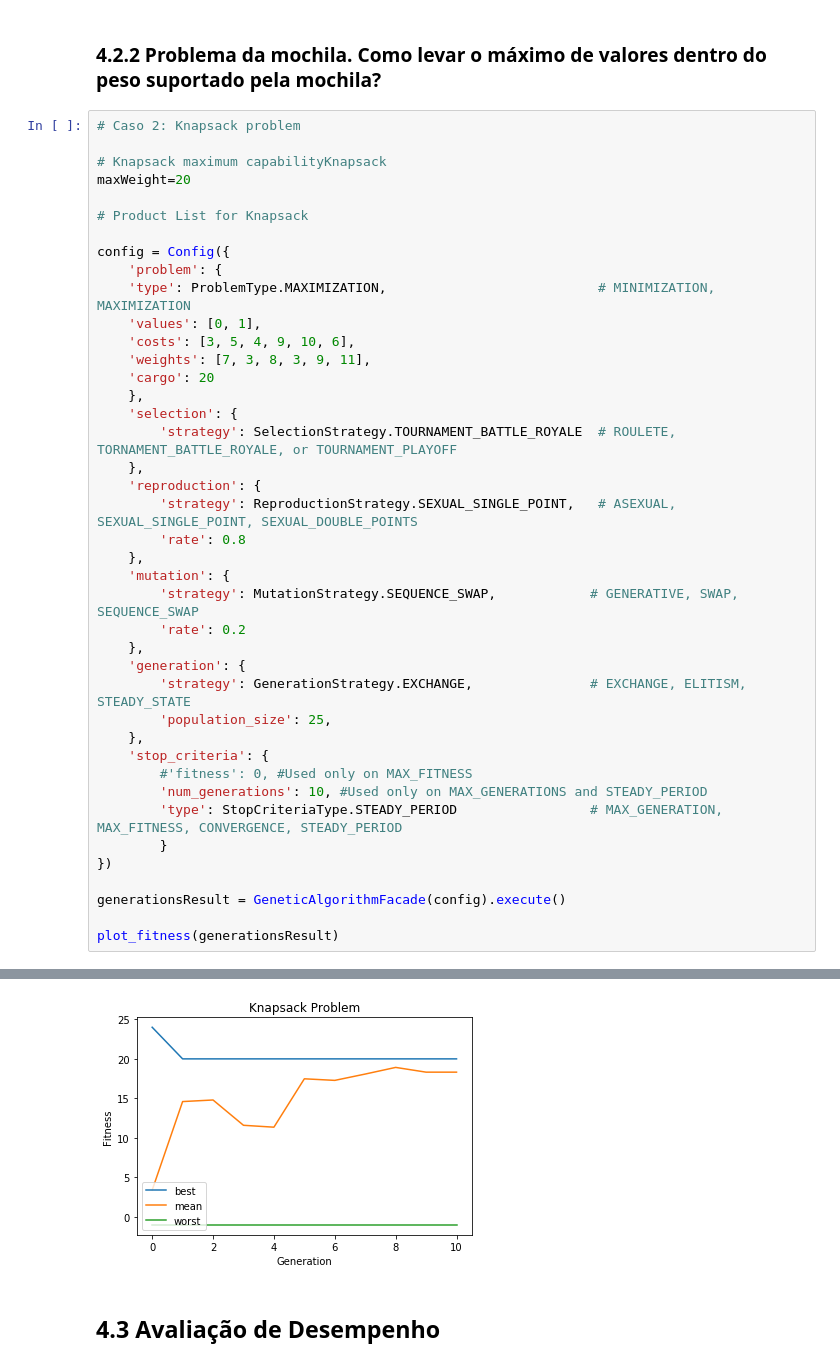
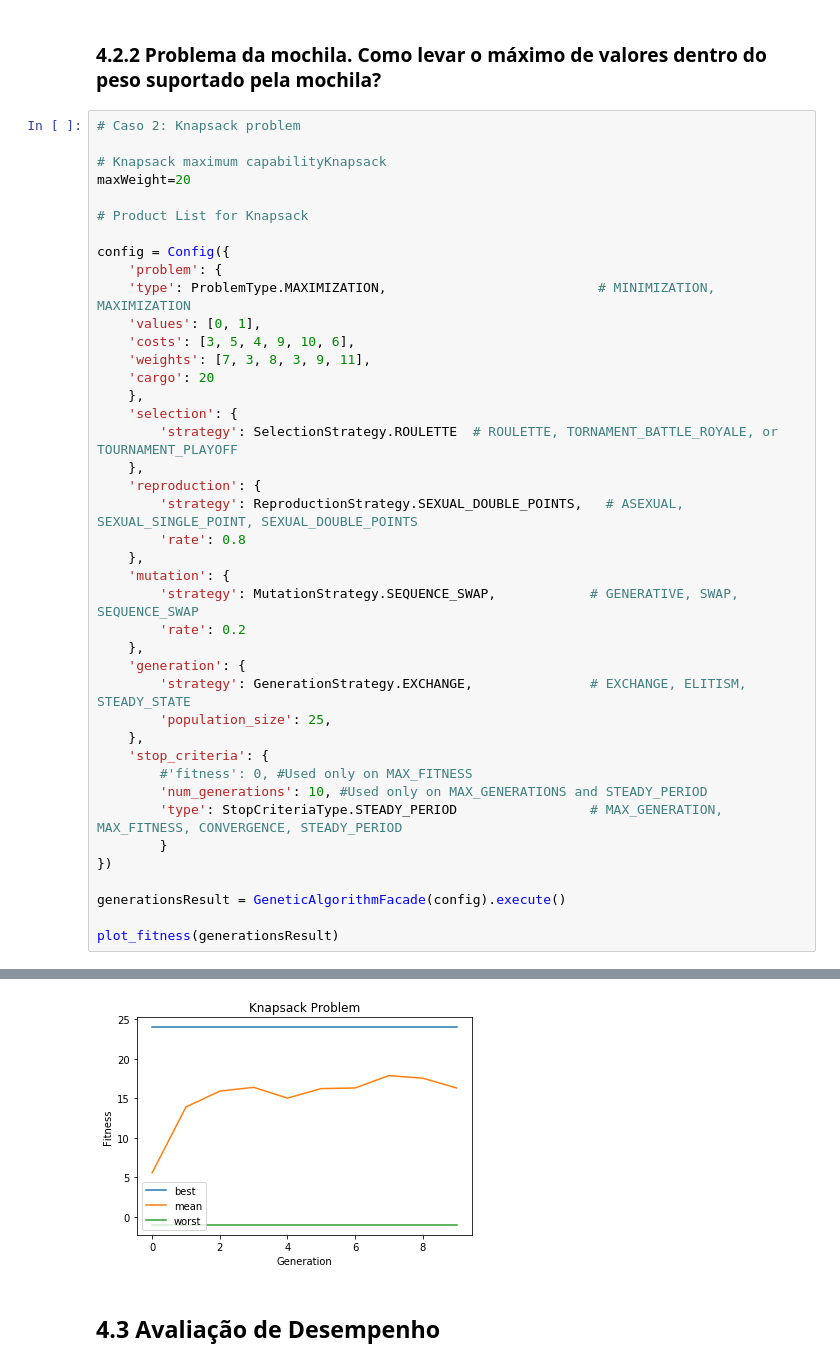
Before and after one commit to edbkei/MO416PROJ2, a Jupyter notebook: Project2/project2.ipynb, the cells around one changed output, grey strips where cells are left out. Cells and saved outputs as stored; diff of their text form.

```diff
--- a/Project2/project2.ipynb
+++ b/Project2/project2.ipynb
@@ -138,10 +138,10 @@ config = Config({
     'cargo': 20
     },
     'selection': {
-        'strategy': SelectionStrategy.TOURNAMENT_BATTLE_ROYALE  # ROULETE, TORNAMENT_BATTLE_ROYALE, or TOURNAMENT_PLAYOFF
+        'strategy': SelectionStrategy.ROULETTE  # ROULETTE, TORNAMENT_BATTLE_ROYALE, or TOURNAMENT_PLAYOFF
     },
     'reproduction': {
-        'strategy': ReproductionStrategy.SEXUAL_SINGLE_POINT,   # ASEXUAL, SEXUAL_SINGLE_POINT, SEXUAL_DOUBLE_POINTS
+        'strategy': ReproductionStrategy.SEXUAL_DOUBLE_POINTS,   # ASEXUAL, SEXUAL_SINGLE_POINT, SEXUAL_DOUBLE_POINTS
         'rate': 0.8
     },
     'mutation': {
@@ -183,4 +183,4 @@ Best choice:
-[figure, old version]
+[figure, new version]
 # %% [markdown]
 ## 4.3 Avaliação de Desempenho
 # %% [markdown]
```
Also changed, not shown: parts of 7 cells of this notebook.
